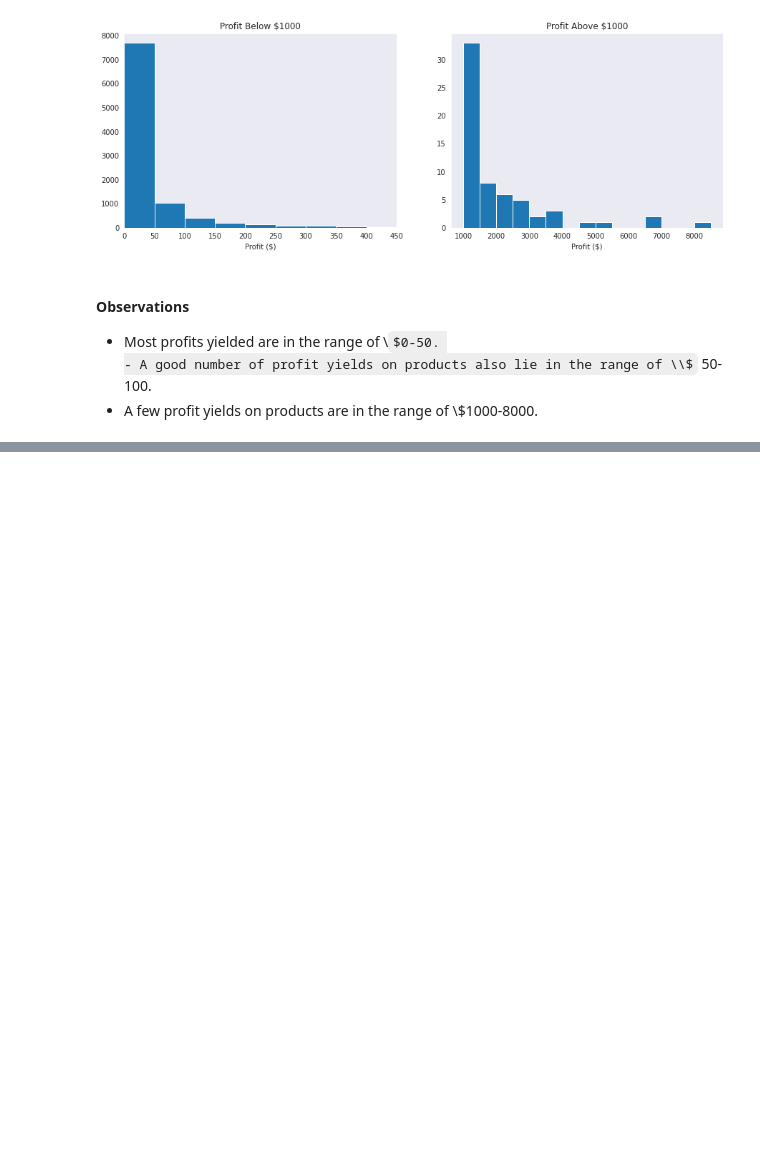
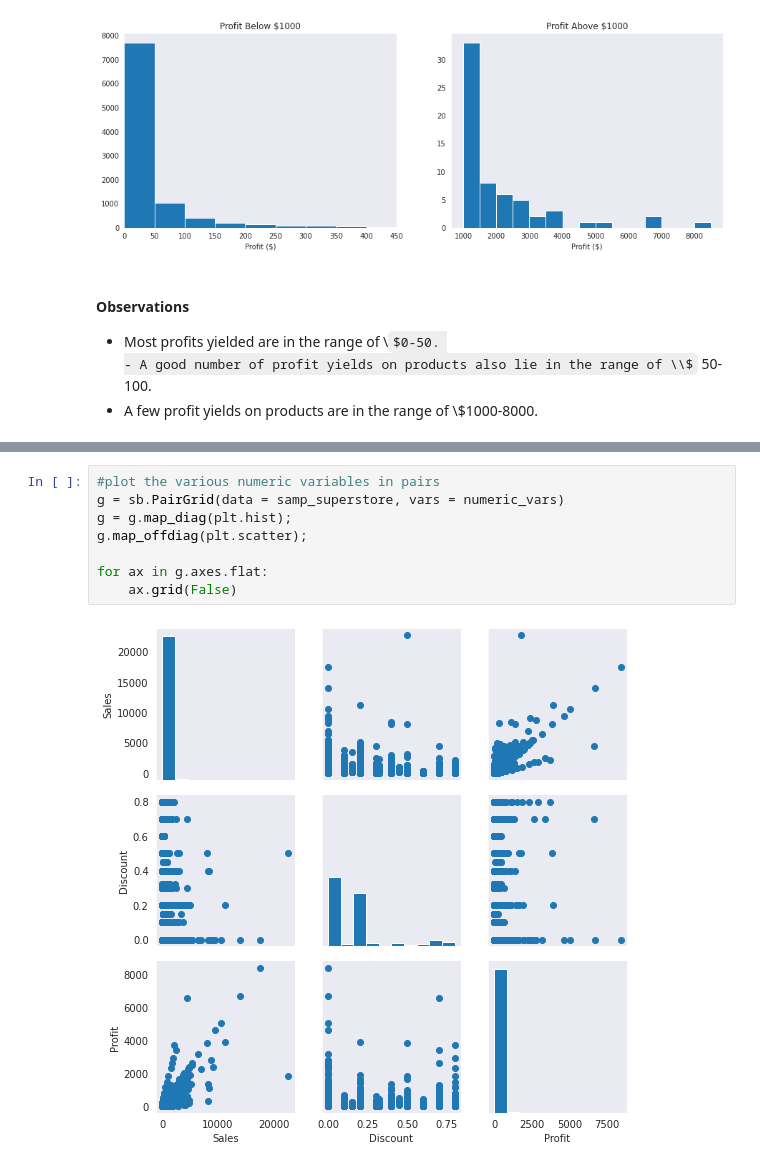
Before and after one commit to Dee-nDee/SuperStore_Data_Analysis, a Jupyter notebook: SuperStore.ipynb, the cells around one changed output, grey strips where cells are left out. Drawn from its saved outputs; the diff is of its cells as text; some formulas as TeX source; blank space fills up the shorter version.

```diff
--- a/SuperStore.ipynb
+++ b/SuperStore.ipynb
@@ -851,0 +871,10 @@ plt.grid(False);
+# %%
+#plot the various numeric variables in pairs
+g = sb.PairGrid(data = samp_superstore, vars = numeric_vars)
+g = g.map_diag(plt.hist);
+g.map_offdiag(plt.scatter);
+
+for ax in g.axes.flat:
+    ax.grid(False)
+# %% [output]
+[figure, added]
```
Also changed, not shown: parts of 6 cells of this notebook.
